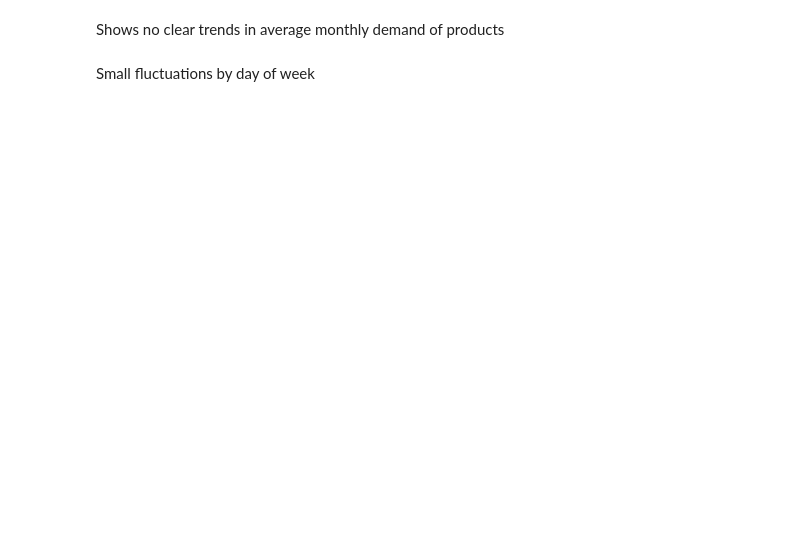
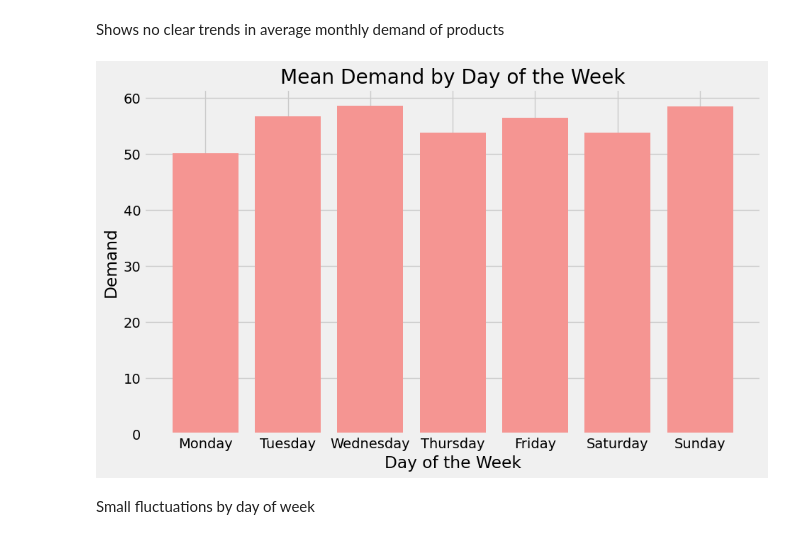
Before and after one commit to Marissa841/predictive_cafe_pricing, a Jupyter notebook: cafe_pricing.ipynb, the cells around one changed output. Cells and saved outputs as stored; diff of their text form; code cells hidden in the pictures; blank space fills up the shorter version.

```diff
--- a/cafe_pricing.ipynb
+++ b/cafe_pricing.ipynb
@@ -94,24 +95,27 @@ Shows no clear trends in average monthly demand of products
 # %%
 # day of week vs demand
 # Extract the day of the week (e.g., 'Monday', 'Tuesday')
 df['day_of_week'] = df['date'].dt.day_name()
 
 # Define the order of the days of the week
 day_order = ['Monday', 'Tuesday', 'Wednesday', 'Thursday', 'Friday', 'Saturday', 'Sunday']
 
 # Group by day of the week and calculate the mean of the 'value' column
 mean_values = df.groupby('day_of_week')['yesterday_units_sold'].mean()
 
 # Sort the mean values by the day of the week using the custom order
 mean_values = mean_values[day_order]
 
 # Create the bar plot
 with plt.style.context('fivethirtyeight'):
     plt.figure(figsize=(10, 6))
-    plt.bar(mean_values.index, mean_values.values)
+    plt.bar(mean_values.index, mean_values.values, color='#f59592')
     plt.xlabel('Day of the Week')
     plt.ylabel('Demand')
     plt.title('Mean Demand by Day of the Week')
+    plt.show()
+# %% [output]
+[figure, added]
 # %% [markdown]
 Small fluctuations by day of week
 # %%
```
Also changed, not shown: parts of 5 cells of this notebook, 3 other files.
